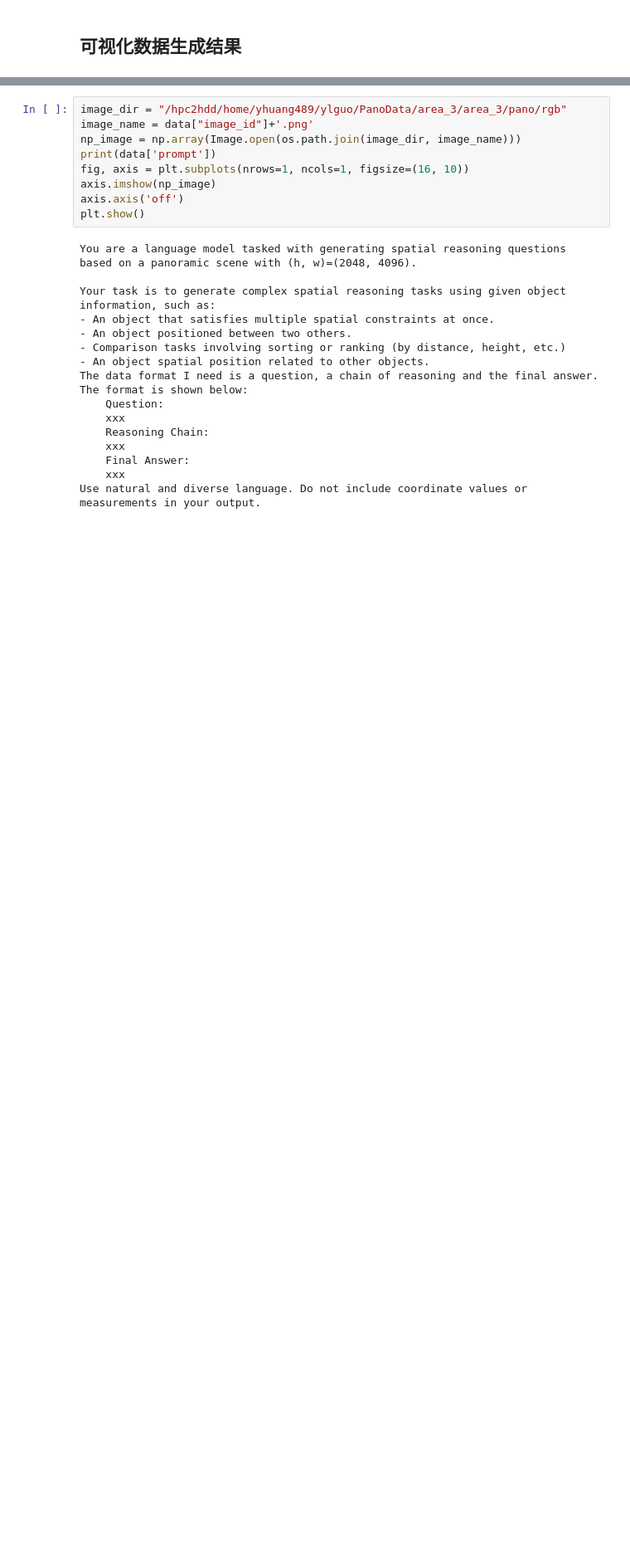
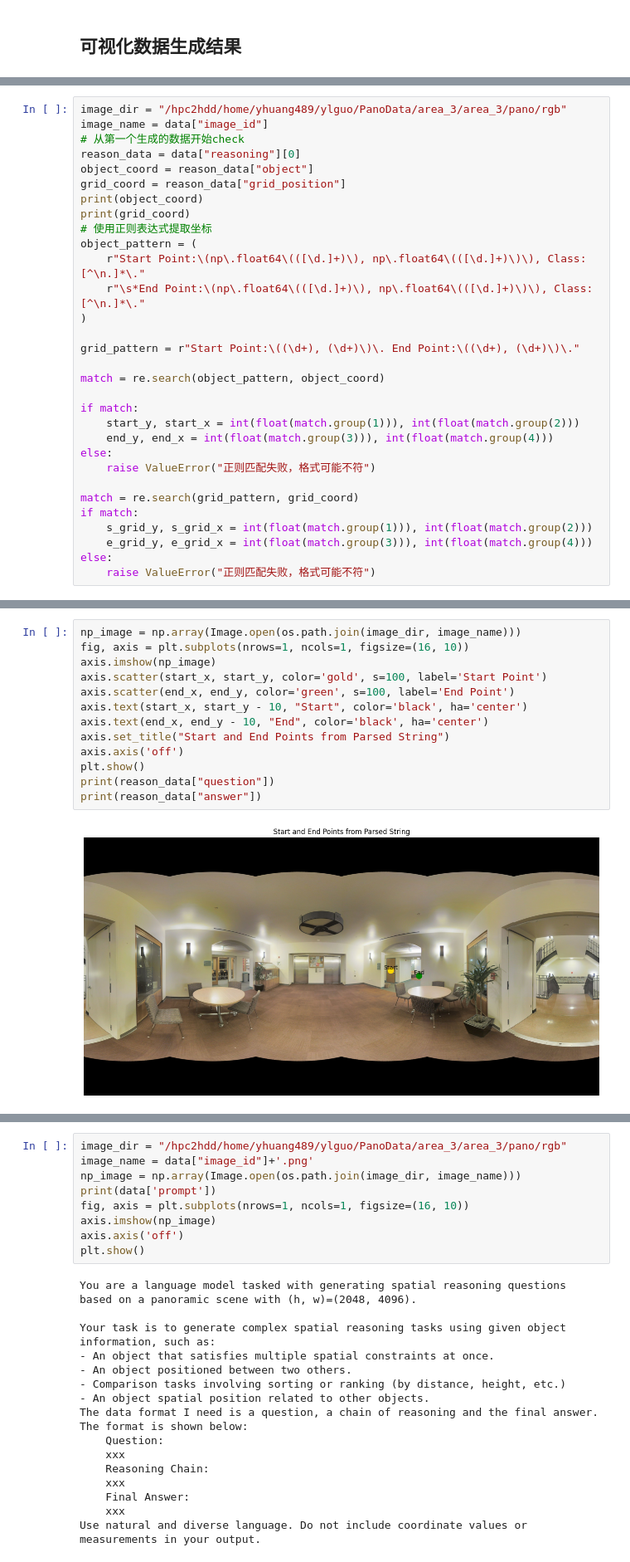
Before and after one commit to BinSpa/Pano360, a Jupyter notebook: Check_Code/CheckGen_stanford2d3d.ipynb, the cells around one changed output, grey strips where cells are left out. Shown at 83% size. Saved outputs shown, nothing was run; the diff lists cells and outputs as text; blank space fills up the shorter version.

```diff
--- a/Check_Code/CheckGen_stanford2d3d.ipynb
+++ b/Check_Code/CheckGen_stanford2d3d.ipynb
@@ -157,0 +166,31 @@ with open(data_path, 'r') as f:
+# %%
+image_dir = "/hpc2hdd/home/yhuang489/ylguo/PanoData/area_3/area_3/pano/rgb"
+image_name = data["image_id"]
+# 从第一个生成的数据开始check
+reason_data = data["reasoning"][0]
+object_coord = reason_data["object"]
+grid_coord = reason_data["grid_position"]
+print(object_coord)
+print(grid_coord)
+# 使用正则表达式提取坐标
+object_pattern = (
+    r"Start Point:\(np\.float64\(([\d.]+)\), np\.float64\(([\d.]+)\)\), Class:[^\n.]*\."
+    r"\s*End Point:\(np\.float64\(([\d.]+)\), np\.float64\(([\d.]+)\)\), Class:[^\n.]*\."
+)
+
+grid_pattern = r"Start Point:\((\d+), (\d+)\)\. End Point:\((\d+), (\d+)\)\."
+
+match = re.search(object_pattern, object_coord)
+
+if match:
+    start_y, start_x = int(float(match.group(1))), int(float(match.group(2)))
+    end_y, end_x = int(float(match.group(3))), int(float(match.group(4)))
+else:
+    raise ValueError("正则匹配失败，格式可能不符")
+
+match = re.search(grid_pattern, grid_coord)
+if match:
+    s_grid_y, s_grid_x = int(float(match.group(1))), int(float(match.group(2)))
+    e_grid_y, e_grid_x = int(float(match.group(3))), int(float(match.group(4)))
+else:
+    raise ValueError("正则匹配失败，格式可能不符")
@@ -157,0 +200,15 @@ with open(data_path, 'r') as f:
+# %%
+np_image = np.array(Image.open(os.path.join(image_dir, image_name)))
+fig, axis = plt.subplots(nrows=1, ncols=1, figsize=(16, 10))
+axis.imshow(np_image)
+axis.scatter(start_x, start_y, color='gold', s=100, label='Start Point')
+axis.scatter(end_x, end_y, color='green', s=100, label='End Point')
+axis.text(start_x, start_y - 10, "Start", color='black', ha='center')
+axis.text(end_x, end_y - 10, "End", color='black', ha='center')
+axis.set_title("Start and End Points from Parsed String")
+axis.axis('off')
+plt.show()
+print(reason_data["question"])
+print(reason_data["answer"])
+# %% [output]
+[figure, added]
```
Also changed, not shown: parts of 7 cells of this notebook, 20 other files.
